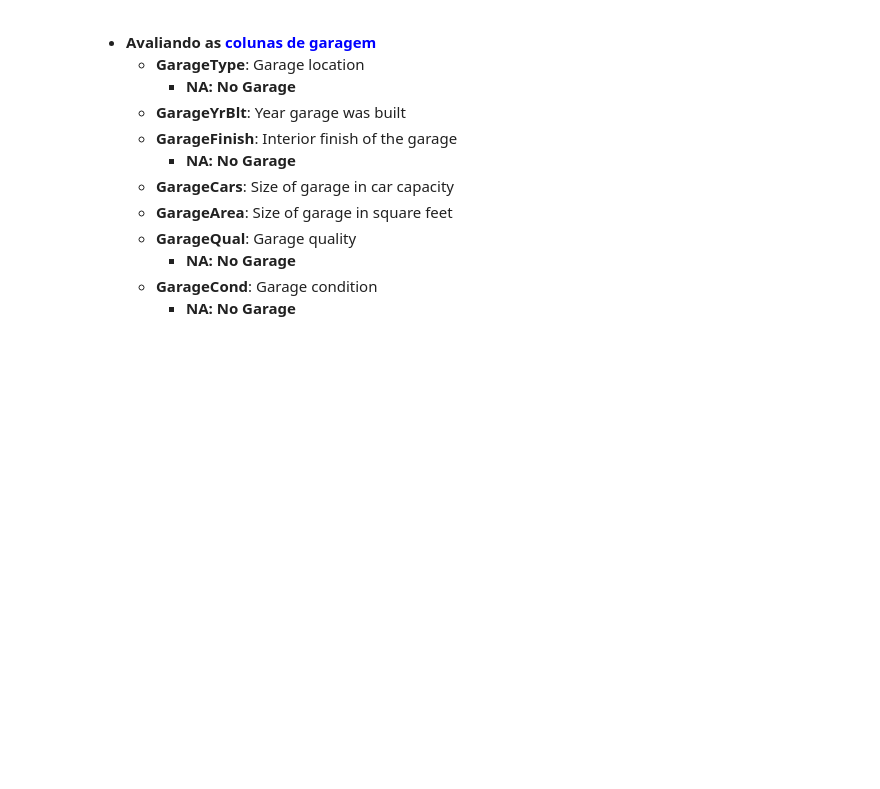
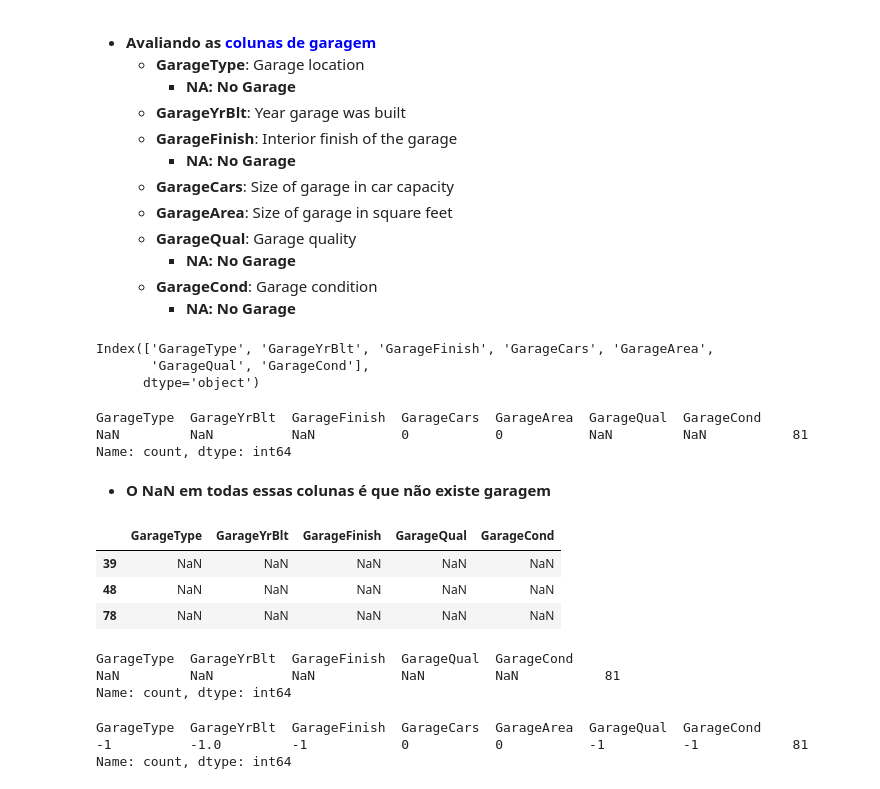
Before and after one commit to BraulioHermanson/Projeto_Housing_Avancado, a Jupyter notebook: Kagle_housing_limpeza.ipynb, the cells around one changed output. Cells and saved outputs as stored; diff of their text form; code cells hidden in the pictures; blank space fills up the shorter version.

```diff
--- a/Kagle_housing_limpeza.ipynb
+++ b/Kagle_housing_limpeza.ipynb
@@ -189,3 +189,35 @@ teste['LotFrontage'] = teste['LotFrontage'].fillna(treino.groupby('LotConfig')['
         - **NA: No Garage**
 	- **GarageCond**: Garage condition
         - **NA: No Garage**
+# %%
+# Verificando as colunas que possuem garagem no nome
+col_garagem = treino.columns[treino.columns.str.contains("Garage")]
+col_garagem
+# %% [output]
+Index(['GarageType', 'GarageYrBlt', 'GarageFinish', 'GarageCars', 'GarageArea',
+       'GarageQual', 'GarageCond'],
+      dtype='object')
+# %%
+# Filtrando a base
+treino.loc[treino.GarageType.isnull(),col_garagem].value_counts(dropna=False)
+# %% [output]
+GarageType  GarageYrBlt  GarageFinish  GarageCars  GarageArea  GarageQual  GarageCond
+NaN         NaN          NaN           0           0           NaN         NaN           81
+Name: count, dtype: int64
+# %% [markdown]
+- **O NaN em todas essas colunas é que não existe garagem**
+# %%
+# Podemos selecionar apenas as colunas vazias
+treino.loc[treino.GarageType.isnull(),col_garagem[[0,1,2,5,6]]].head(3)
+# %% [output]
+|  | GarageType | GarageYrBlt | GarageFinish | GarageQual | GarageCond |
+| 39 | NaN | NaN | NaN | NaN | NaN |
+| 48 | NaN | NaN | NaN | NaN | NaN |
+| 78 | NaN | NaN | NaN | NaN | NaN |
+# %%
+# Verificando os valores
+treino.loc[treino.GarageType.isnull(),col_garagem[[0,1,2,5,6]]].value_counts(dropna=False)
+# %% [output]
+GarageType  GarageYrBlt  GarageFinish  GarageQual  GarageCond
+NaN         NaN          NaN           NaN         NaN           81
+Name: count, dtype: int64
@@ -191,0 +227,7 @@ teste['LotFrontage'] = teste['LotFrontage'].fillna(treino.groupby('LotConfig')['
+# %%
+# Verificando novamente quando a quantidade de carros é igual a 0
+treino.loc[treino.GarageCars == 0,col_garagem].value_counts(dropna=False)
+# %% [output]
+GarageType  GarageYrBlt  GarageFinish  GarageCars  GarageArea  GarageQual  GarageCond
+-1          -1.0         -1            0           0           -1          -1            81
+Name: count, dtype: int64
```
Also changed, not shown: parts of 3 cells of this notebook.
